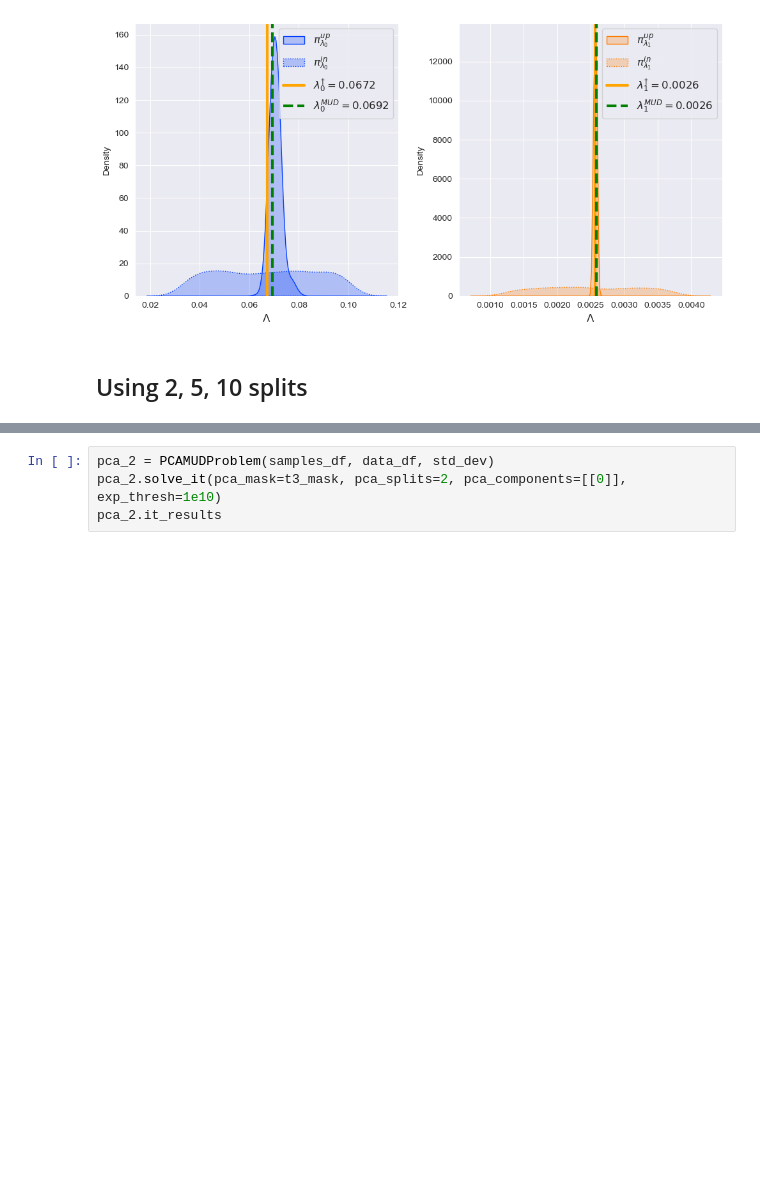
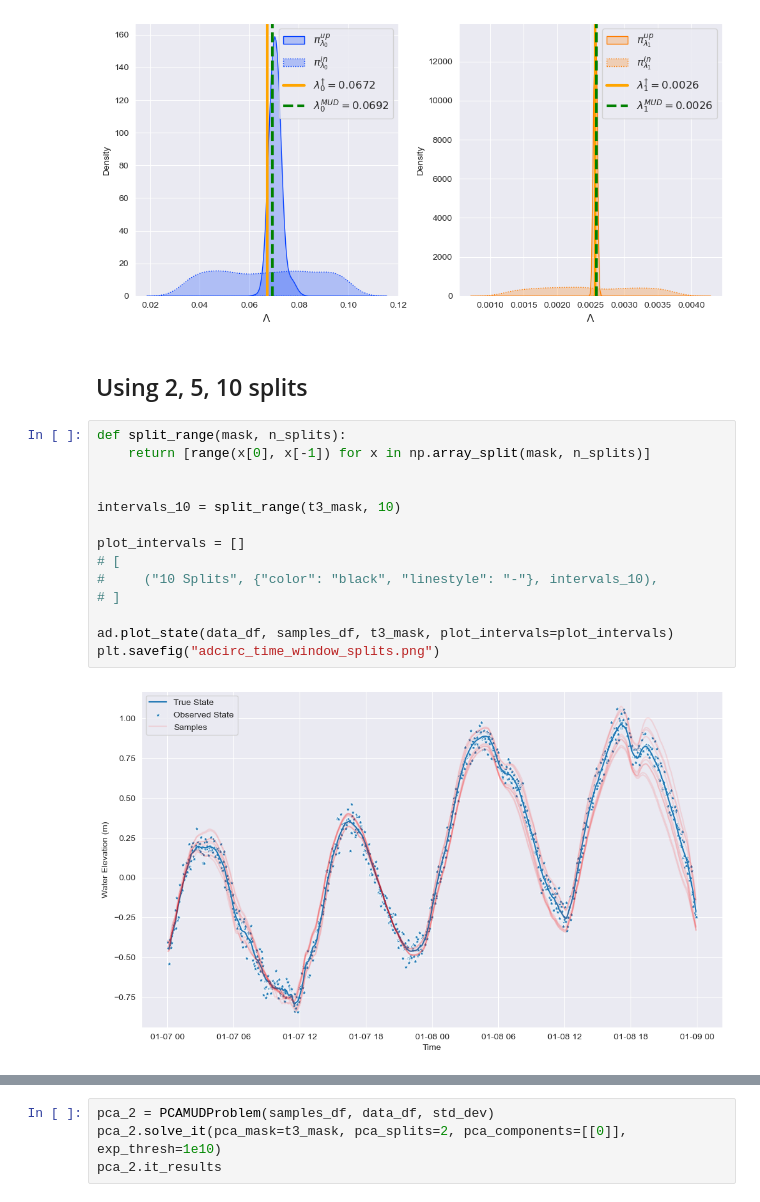
Before and after one commit to UT-CHG/pyDCI, a Jupyter notebook: notebooks/Examples/ADCIRC-Iterative.ipynb, the cells around one changed output, grey strips where cells are left out. Saved outputs shown, nothing was run; the diff lists cells and outputs as text; blank space fills up the shorter version.

```diff
--- a/notebooks/Examples/ADCIRC-Iterative.ipynb
+++ b/notebooks/Examples/ADCIRC-Iterative.ipynb
@@ -115,6 +115,22 @@ plt.savefig("adcirc_lam_density_no_split.png")
 [figure]
 # %% [markdown]
 ## Using 2, 5, 10 splits
+# %%
+def split_range(mask, n_splits):
+    return [range(x[0], x[-1]) for x in np.array_split(mask, n_splits)]
+
+
+intervals_10 = split_range(t3_mask, 10)
+
+plot_intervals = []
+# [
+#     ("10 Splits", {"color": "black", "linestyle": "-"}, intervals_10),
+# ]
+
+ad.plot_state(data_df, samples_df, t3_mask, plot_intervals=plot_intervals)
+plt.savefig("adcirc_time_window_splits.png")
+# %% [output]
+[figure, added]
 # %%
 def split_range(mask, n_splits):
     return [range(x[0], x[-1]) for x in np.array_split(mask, n_splits)]
```
Also changed, not shown: parts of 9 cells of this notebook, 13 other files.
